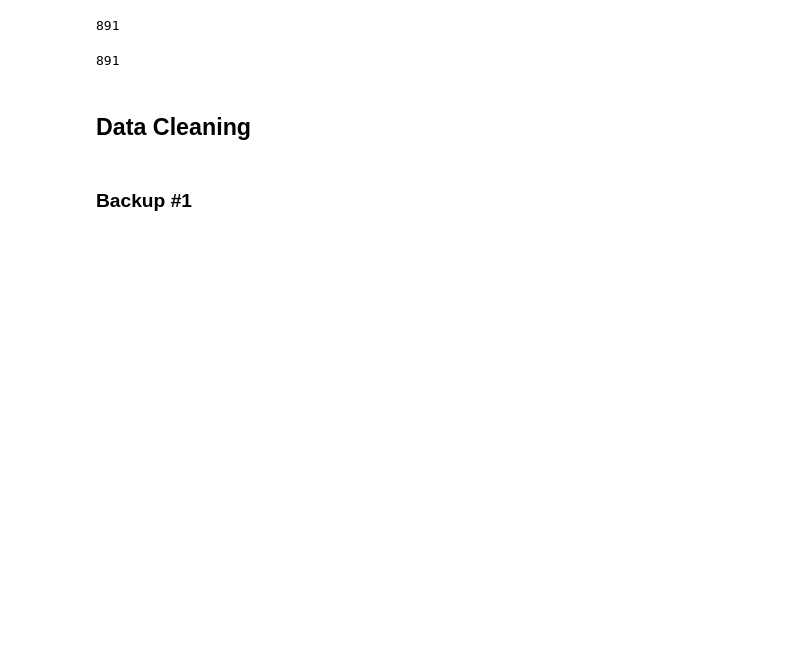
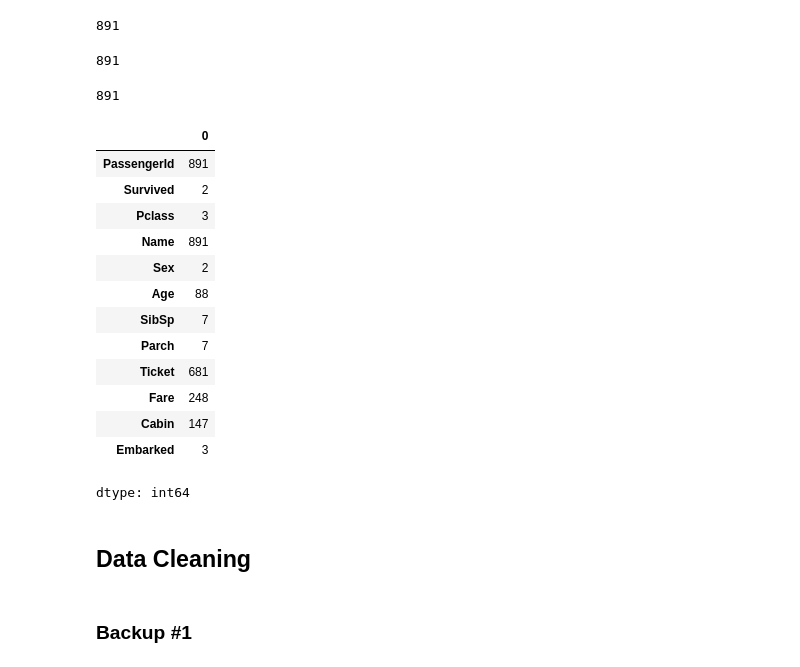
Before and after one commit to cnmi-ds-22/tanickell___Data-Science-Portfolio-C22, a Jupyter notebook: Modules/Module_1_Intro_to_DS_and_Naive_Bayes/Projects/Instructions/Project-0/Titanic.Survival.Prediction.Using.Naive.Bayes.pass-01.ipynb, the cells around one changed output. Cells and saved outputs as stored; diff of their text form; code cells hidden in the pictures; blank space fills up the shorter version.

```diff
--- a/Modules/Module_1_Intro_to_DS_and_Naive_Bayes/Projects/Instructions/Project-0/Titanic.Survival.Prediction.Using.Naive.Bayes.pass-01.ipynb
+++ b/Modules/Module_1_Intro_to_DS_and_Naive_Bayes/Projects/Instructions/Project-0/Titanic.Survival.Prediction.Using.Naive.Bayes.pass-01.ipynb
@@ -288,5 +309,26 @@ len( titanic_df['PassengerId'].unique() )
 # %% [output]
 891
+# %%
+titanic_df.shape[0]
+# %% [output]
+891
+# %%
+titanic_df.nunique(axis='rows')
+# %% [output]
+|  | 0 |
+| PassengerId | 891 |
+| Survived | 2 |
+| Pclass | 3 |
+| Name | 891 |
+| Sex | 2 |
+| Age | 88 |
+| SibSp | 7 |
+| Parch | 7 |
+| Ticket | 681 |
+| Fare | 248 |
+| Cabin | 147 |
+| Embarked | 3 |
+dtype: int64
 # %% [markdown]
 ## Data Cleaning
 # %% [markdown]
```
Also changed, not shown: parts of 5 cells of this notebook.
